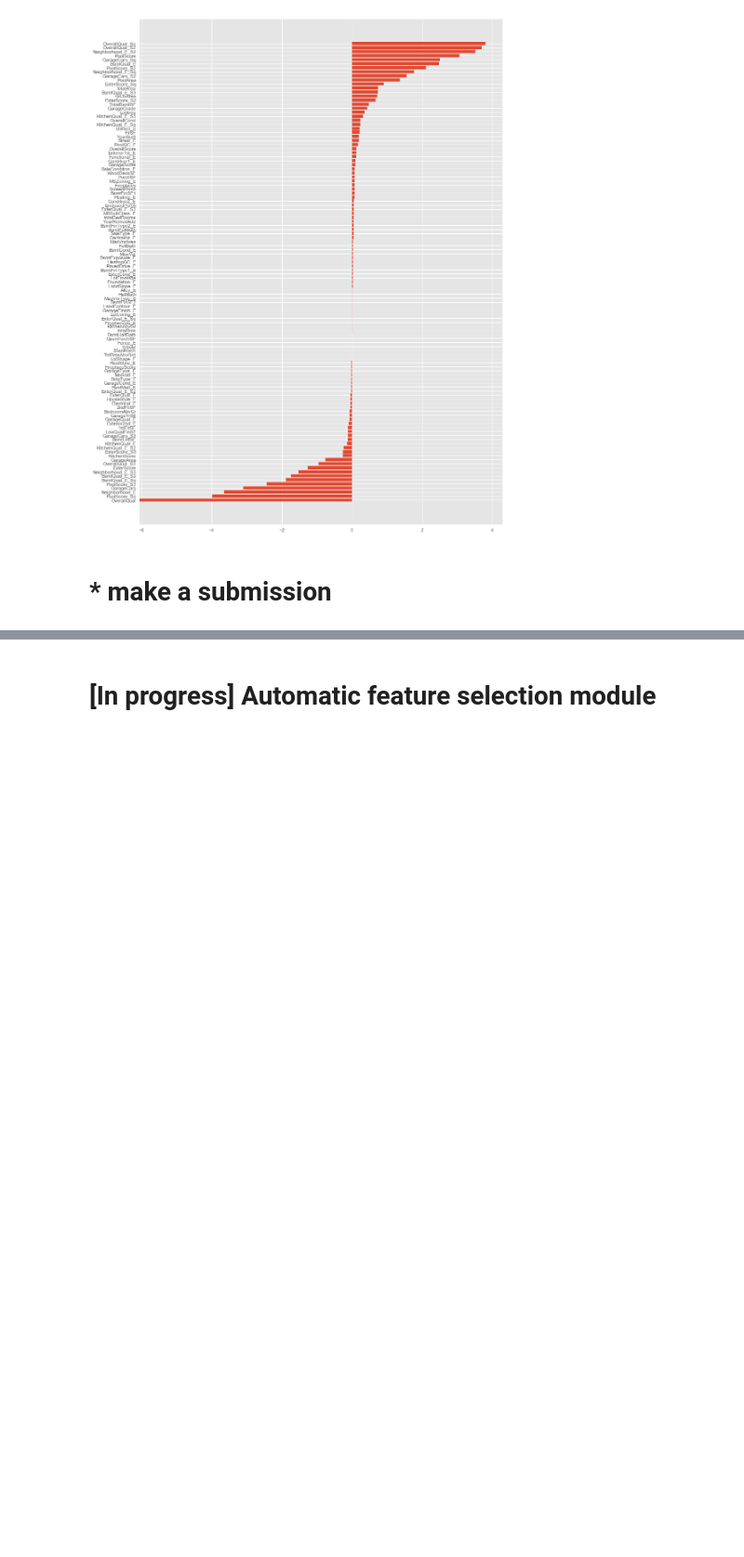
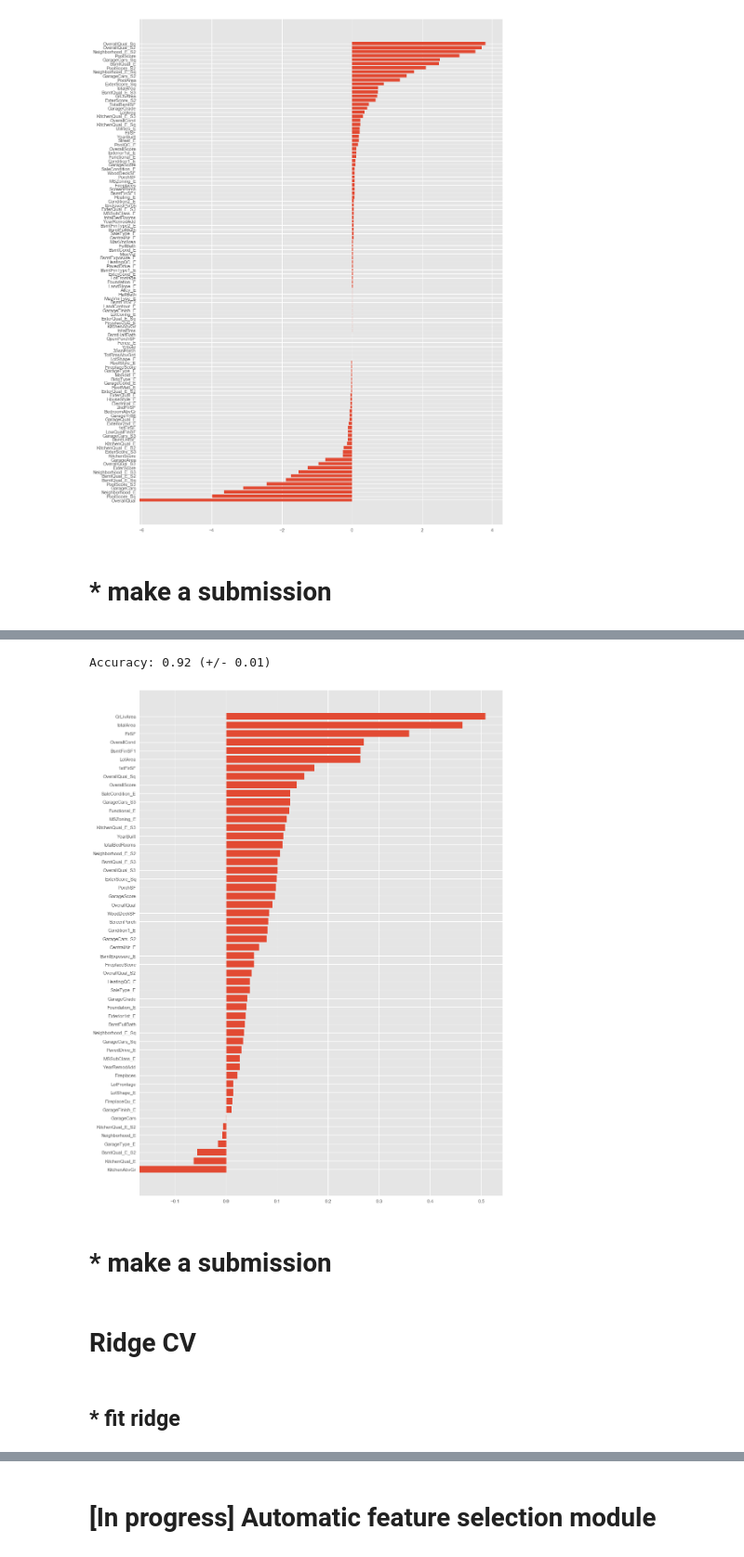
Before and after one commit to dolremi/Housing_Price, a Jupyter notebook: notebook/Linear model.ipynb, the cells around one changed output, grey strips where cells are left out. Shown at 93% size. Saved outputs shown, nothing was run; the diff lists cells and outputs as text; code cells hidden in the pictures; blank space fills up the shorter version.

Commit message:
Improved; RidgeCV with Selected Feature; Watch KichenAbvGr

```diff
--- a/notebook/Linear model.ipynb
+++ b/notebook/Linear model.ipynb
@@ -368,0 +381,11 @@ solution.to_csv("../data/submission/test-3-13-huber.csv", index = False)
+# %%
+# use parameter pool
+alpha_values = np.arange(0.3,1.8,0.005)
+print(alpha_values)
+
+# construct Ridge
+mridgecv =  RidgeCV(alphas=alpha_values)
+
+# fit
+mridgecv.fit(X_transform,y)
+print(mridgecv.alpha_)
@@ -368,0 +410,27 @@ solution.to_csv("../data/submission/test-3-13-huber.csv", index = False)
+# %%
+# get R^2 score
+#r2_score_lasso = r2_score(y_test, y_pred_mlasso)
+score_mridgecv = cross_val_score(mridgecv, X_transform, y, cv=5,scoring='r2')
+print("Accuracy: %0.2f (+/- %0.2f)" % (score_mridgecv.mean(),
+                                       score_mridgecv.std() * 2))
+# %% [output]
+Accuracy: 0.92 (+/- 0.01)
+# %%
+# prepare coef_
+coef_mridgecv = mridgecv.coef_
+
+# plot coffecient
+name_m = X_train.columns[mask_rlasso]
+coef_dict_mridgecv = dict(zip(name_m,coef_mridgecv))
+coef_dict_mridgecv = sorted(coef_dict_mridgecv.items(), key=operator.itemgetter(1))
+coef_dict_mridgecv = dict((x, y) for x, y in coef_dict_mridgecv)
+#print(coef_dict_mhuber)
+plt.figure(num=None, figsize=(14, 20), dpi=80, facecolor='w', edgecolor='k')
+import warnings
+plt.barh(range(len(coef_dict_mridgecv)), coef_dict_mridgecv.values(), align='center')
+plt.yticks(range(len(coef_dict_mridgecv)), coef_dict_mridgecv.keys())
+warnings.filterwarnings('ignore')
+# %% [output]
+[figure, added]
+# %% [markdown]
+# * make a submission
@@ -368,0 +443,4 @@ solution.to_csv("../data/submission/test-3-13-huber.csv", index = False)
+# %% [markdown]
+# Ridge CV
+# %% [markdown]
+## * fit ridge
```
Also changed, not shown: parts of 11 cells of this notebook, 2 other files.
